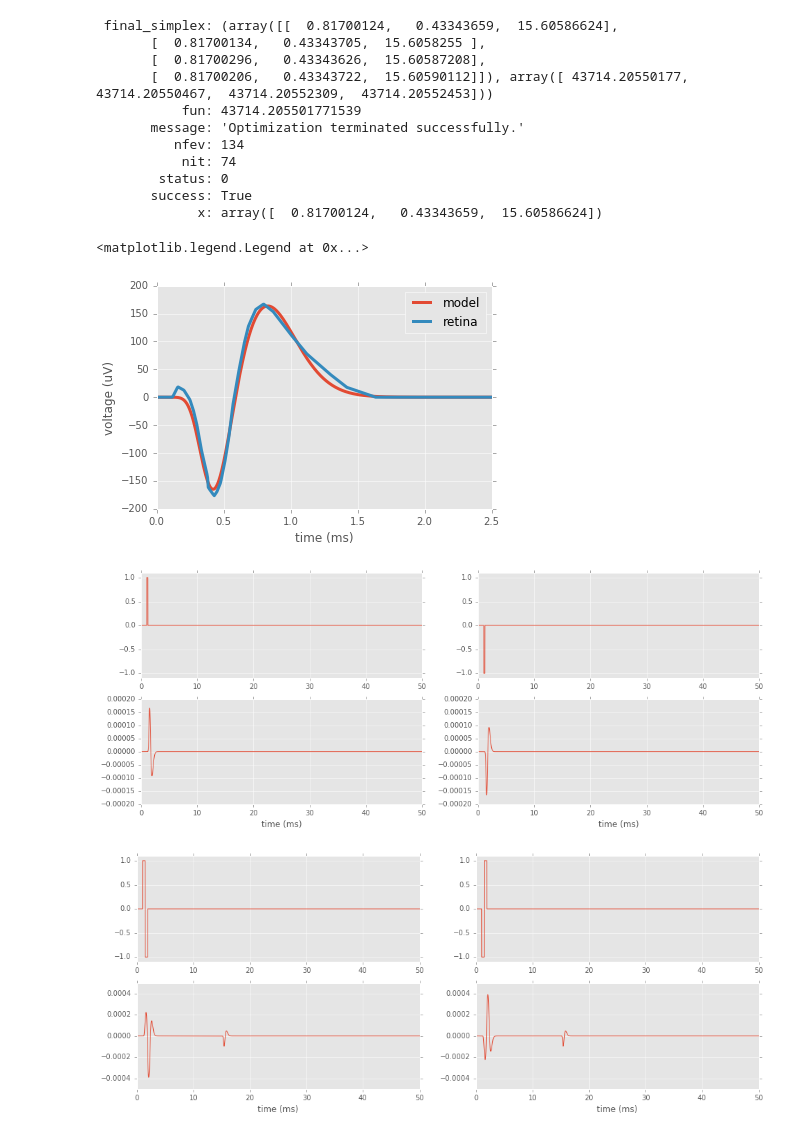
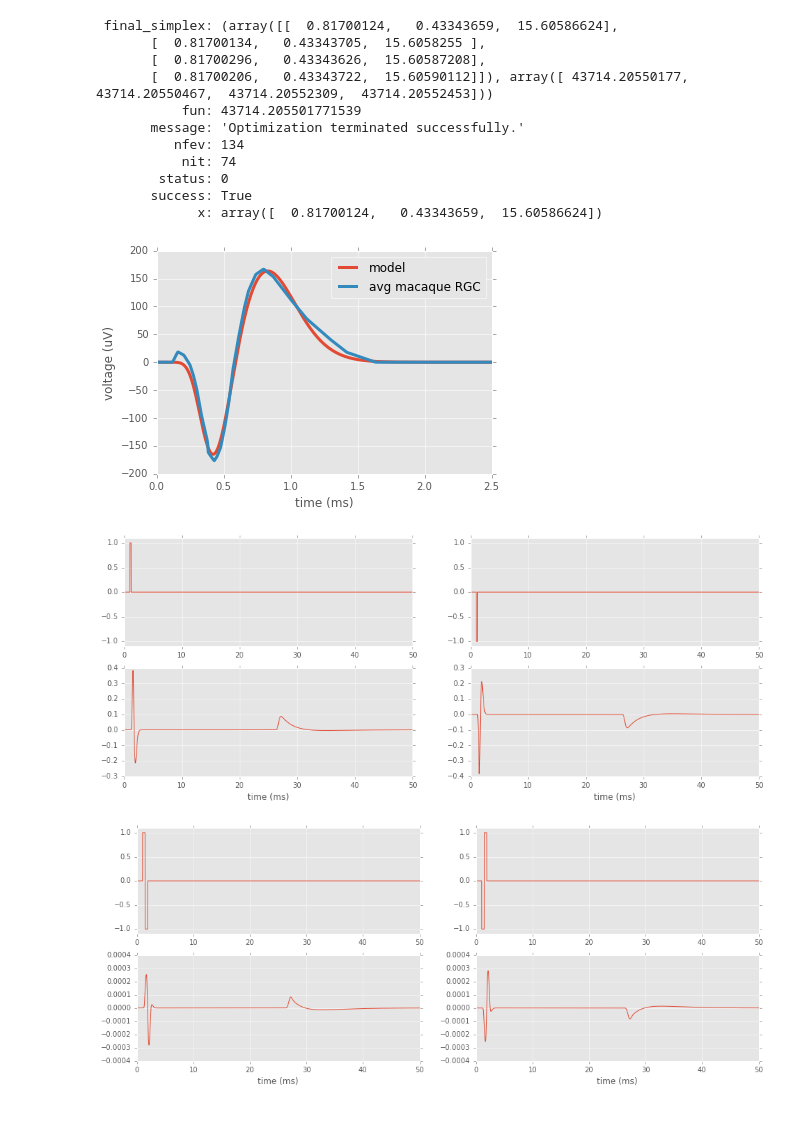
Before and after one commit to mbeyeler/pulse2percept, a Jupyter notebook: examples/notebooks/1.1-rgc-impulse-response.ipynb, the cells around one changed output. Drawn from its saved outputs; the diff is of its cells as text; code cells hidden in the pictures.

```diff
--- a/examples/notebooks/1.1-rgc-impulse-response.ipynb
+++ b/examples/notebooks/1.1-rgc-impulse-response.ipynb
@@ -99,40 +99,48 @@ res
 tsample = 0.005 / 1000
 t, filt = pred_response(res.x, 166.61, 176.46, tsample * 1000)
 plt.plot(t, filt, linewidth=3, label='model')
-plt.plot(t, interp_data(t), linewidth=3, label='retina')
+plt.plot(t, interp_data(t), linewidth=3, label='avg macaque RGC')
 plt.xlabel('time (ms)')
 plt.ylabel('voltage (uV)')
 plt.legend()
+plt.savefig('rgc_impulse.png')
 # %% [output]
-<matplotlib.legend.Legend at 0x...>
-[figure, old version]
+[figure, new version]
 # %%
 import pulse2percept.electrode2currentmap as e2cm
 from scipy.signal import fftconvolve
 # %%
 t, filt = pred_response(res.x, 0.5, 1.0, tsample * 1000)
+# %%
+filt /= np.trapz(np.abs(filt), dx=tsample)
 # %%
 plt.figure(figsize=(16, 6))
 
 dur = 0.05
 delay = 1.0 / 1000
 pdur = 0.2 / 1000
 
 for i, ptype in enumerate(['cathodic', 'anodic']):
     t = np.arange(0, dur, tsample)
     plt.subplot(2, 2, i + 1)
     pt = e2cm.get_monophasic_pulse(ptype, pdur, tsample=tsample, delay_dur=delay, stim_dur=dur)
     plt.plot(t * 1000, -pt)
     plt.ylim(-1.1, 1.1)
 
     plt.subplot(2, 2, i + 3)
     pt_resp = tsample * fftconvolve(filt, pt)[:pt.size]
-    pt_gamma = tsample * fftconvolve(gamma, pt)[:pt.size]
-    plt.plot(t * 1000, pt_resp)
-    plt.ylim(-0.0002, 0.0002)
+
+    tau_bp = 3.0 / 1000
+    tbp = np.arange(0, 10 * tau_bp, tsample)
+    bp_gamma = np.concatenate((np.zeros(5000), e2cm.gamma(2, tau_bp, tbp)))
+    bi_resp = tsample * fftconvolve(bp_gamma, pt)[:pt.size]
+    bi_resp = tsample * fftconvolve(filt, bi_resp)[:pt.size]
+
+    plt.plot(t * 1000, np.maximum(-100, pt_resp + 20 * bi_resp))
+#     plt.ylim(-0.0002, 0.0002)
     plt.xlabel('time (ms)')
 # %% [output]
-[figure, old version]
+[figure, new version]
 # %%
 plt.figure(figsize=(16, 6))
 
@@ -151,9 +159,14 @@ for i, ptype in enumerate(['cathodicfirst', 'anodicfirst']):
     plt.subplot(2, 2, i + 3)
     pt_resp = tsample * fftconvolve(filt, pt.data)[:pt.data.size]
 
-    pt_resp += np.concatenate((np.zeros(3000), 0.0001*filt, np.zeros_like(pt.data)))[:pt.data.size]
-    plt.plot(t * 1000, pt_resp)
-    plt.ylim(-0.0005, 0.0005)
+    tau_bp = 3.0 / 1000
+    tbp = np.arange(0, 10 * tau_bp, tsample)
+    bp_gamma = np.concatenate((np.zeros(5000), e2cm.gamma(2, tau_bp, tbp)))
+    bi_resp = tsample * fftconvolve(bp_gamma, pt.data)[:pt.data.size]
+    bi_resp = tsample * fftconvolve(filt, bi_resp)[:pt.data.size]
+
+    plt.plot(t * 1000, np.maximum(-100, pt_resp + 20.0 * bi_resp))
+    plt.ylim(-0.0004, 0.0004)
     plt.xlabel('time (ms)')
 # %% [output]
-[figure, old version]
+[figure, new version]
```
Also changed, not shown: 2 other files.
